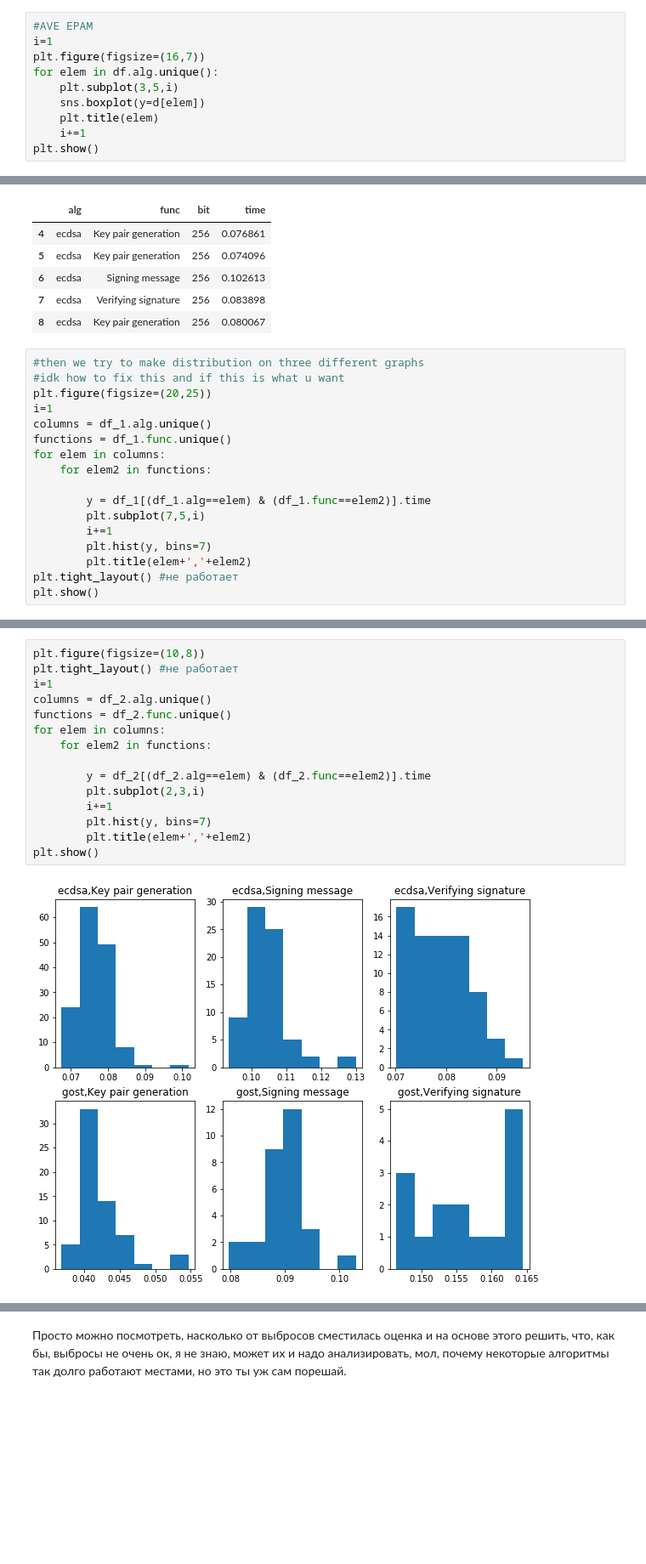
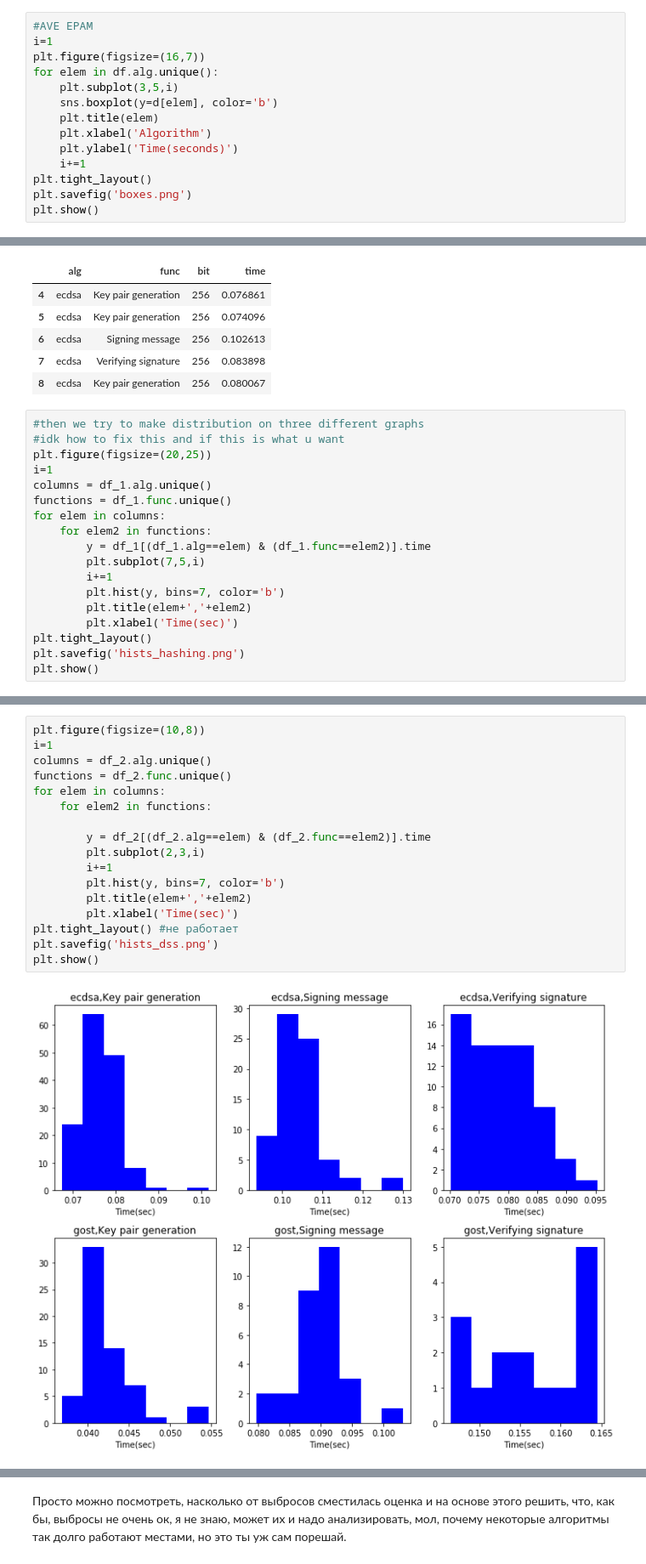
Before and after one commit to Sinopsys/gsl, a Jupyter notebook: profiling-analysis/analys.ipynb, the cells around one changed output, grey strips where cells are left out. Shown at 85% size. Saved outputs shown, nothing was run; the diff lists cells and outputs as text; blank space fills up the shorter version.

```diff
--- a/profiling-analysis/analys.ipynb
+++ b/profiling-analysis/analys.ipynb
@@ -69,8 +70,12 @@ i=1
 plt.figure(figsize=(16,7))
 for elem in df.alg.unique():
     plt.subplot(3,5,i)
-    sns.boxplot(y=d[elem])
+    sns.boxplot(y=d[elem], color='b')
     plt.title(elem)
+    plt.xlabel('Algorithm')
+    plt.ylabel('Time(seconds)')
     i+=1
+plt.tight_layout()
+plt.savefig('boxes.png')
 plt.show()
 # %% [output]
@@ -146,12 +151,13 @@ columns = df_1.alg.unique()
 functions = df_1.func.unique()
 for elem in columns:
     for elem2 in functions:
-
         y = df_1[(df_1.alg==elem) & (df_1.func==elem2)].time
         plt.subplot(7,5,i)
         i+=1
-        plt.hist(y, bins=7)
+        plt.hist(y, bins=7, color='b')
         plt.title(elem+','+elem2)
-plt.tight_layout() #не работает
+        plt.xlabel('Time(sec)')
+plt.tight_layout()
+plt.savefig('hists_hashing.png')
 plt.show()
 # %% [output]
@@ -159,17 +165,19 @@ plt.show()
 # %%
 plt.figure(figsize=(10,8))
-plt.tight_layout() #не работает
 i=1
 columns = df_2.alg.unique()
 functions = df_2.func.unique()
 for elem in columns:
     for elem2 in functions:
 
         y = df_2[(df_2.alg==elem) & (df_2.func==elem2)].time
         plt.subplot(2,3,i)
         i+=1
-        plt.hist(y, bins=7)
+        plt.hist(y, bins=7, color='b')
         plt.title(elem+','+elem2)
+        plt.xlabel('Time(sec)')
+plt.tight_layout() #не работает
+plt.savefig('hists_dss.png')
 plt.show()
 # %% [output]
-[figure, old version]
+[figure, new version]
```
Also changed, not shown: parts of 25 cells of this notebook, 6 other files.
